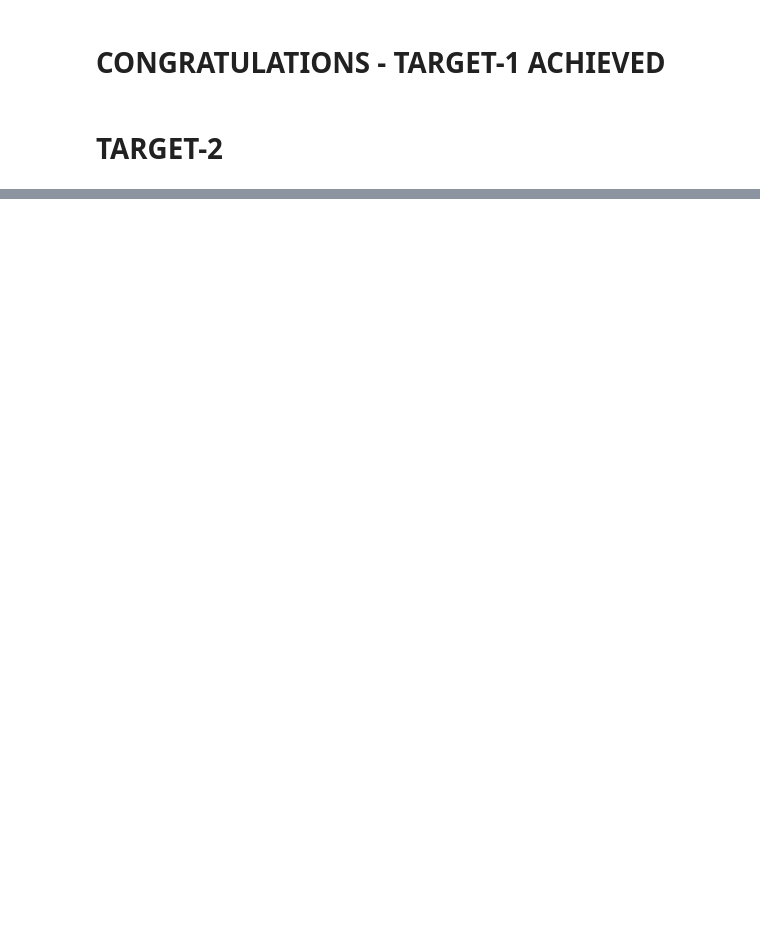
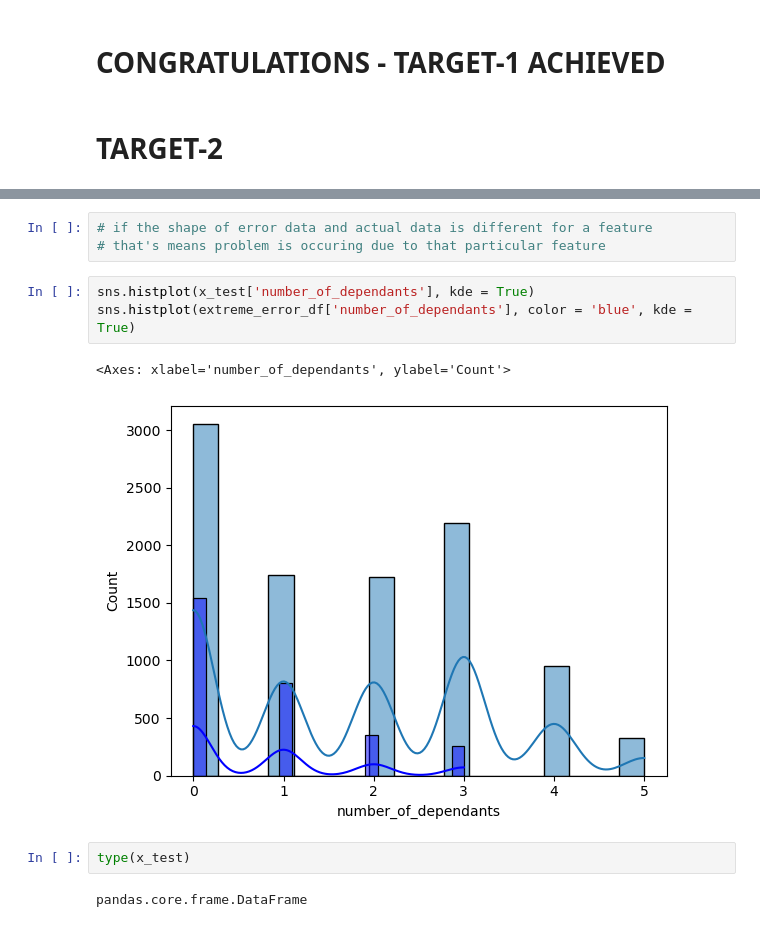
Before and after one commit to puneet-cs/DS19_ML_Project, a Jupyter notebook: DS19_Step1_EDA.ipynb, the cells around one changed output, grey strips where cells are left out. Drawn from its saved outputs; the diff is of its cells as text; blank space fills up the shorter version.

```diff
--- a/DS19_Step1_EDA.ipynb
+++ b/DS19_Step1_EDA.ipynb
@@ -695,0 +743,13 @@ extreme_result_df
+# %%
+# if the shape of error data and actual data is different for a feature
+# that's means problem is occuring due to that particular feature
+# %%
+sns.histplot(x_test['number_of_dependants'], kde = True)
+sns.histplot(extreme_error_df['number_of_dependants'], color = 'blue', kde = True)
+# %% [output]
+<Axes: xlabel='number_of_dependants', ylabel='Count'>
+[figure, added]
+# %%
+type(x_test)
+# %% [output]
+pandas.core.frame.DataFrame
```
Also changed, not shown: parts of 20 cells of this notebook, 5 other files.
